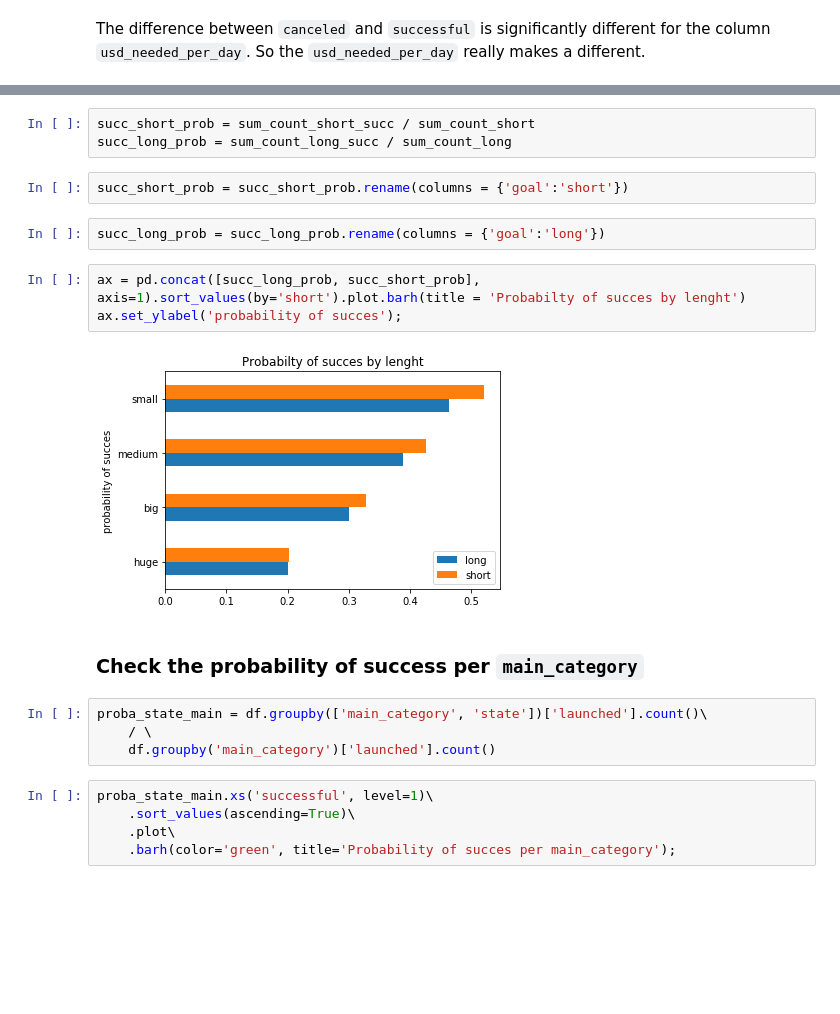
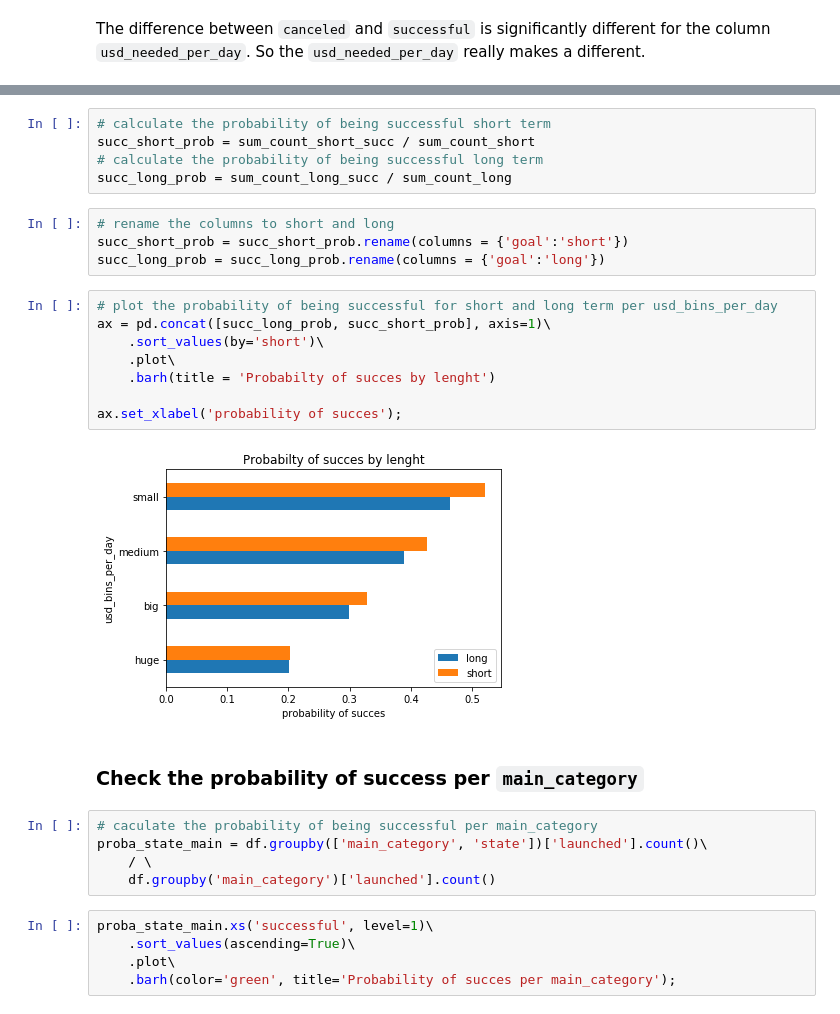
Before and after one commit to mahmoudMBA/CDA, a Jupyter notebook: Kickstarter.ipynb, the cells around one changed output, grey strips where cells are left out. Cells and saved outputs as stored; diff of their text form; blank space fills up the shorter version.

```diff
--- a/Kickstarter.ipynb
+++ b/Kickstarter.ipynb
@@ -220,21 +206,29 @@ sum_count_long_succ = length_diff[['successful']]\
     .reset_index()\
     .groupby('usd_bins_per_day')\
     .sum()
-# %%
-succ_short_prob = sum_count_short_succ / sum_count_short
-succ_long_prob = sum_count_long_succ / sum_count_long
-# %%
-succ_short_prob = succ_short_prob.rename(columns = {'goal':'short'})
-# %%
-succ_long_prob = succ_long_prob.rename(columns = {'goal':'long'})
+# %%
+# calculate the probability of being successful short term
+succ_short_prob = sum_count_short_succ / sum_count_short
+# calculate the probability of being successful long term
+succ_long_prob = sum_count_long_succ / sum_count_long
+# %%
+# rename the columns to short and long
+succ_short_prob = succ_short_prob.rename(columns = {'goal':'short'})
+succ_long_prob = succ_long_prob.rename(columns = {'goal':'long'})
 # %%
-ax = pd.concat([succ_long_prob, succ_short_prob], axis=1).sort_values(by='short').plot.barh(title = 'Probabilty of succes by lenght')
-ax.set_ylabel('probability of succes');
+# plot the probability of being successful for short and long term per usd_bins_per_day
+ax = pd.concat([succ_long_prob, succ_short_prob], axis=1)\
+    .sort_values(by='short')\
+    .plot\
+    .barh(title = 'Probabilty of succes by lenght')
+
+ax.set_xlabel('probability of succes');
 # %% [output]
-[figure, old version]
+[figure, new version]
 # %% [markdown]
 ### Check the probability of success per `main_category`
 # %%
+# caculate the probability of being successful per main_category
 proba_state_main = df.groupby(['main_category', 'state'])['launched'].count()\
     / \
     df.groupby('main_category')['launched'].count()
```
Also changed, not shown: parts of 41 cells of this notebook.
